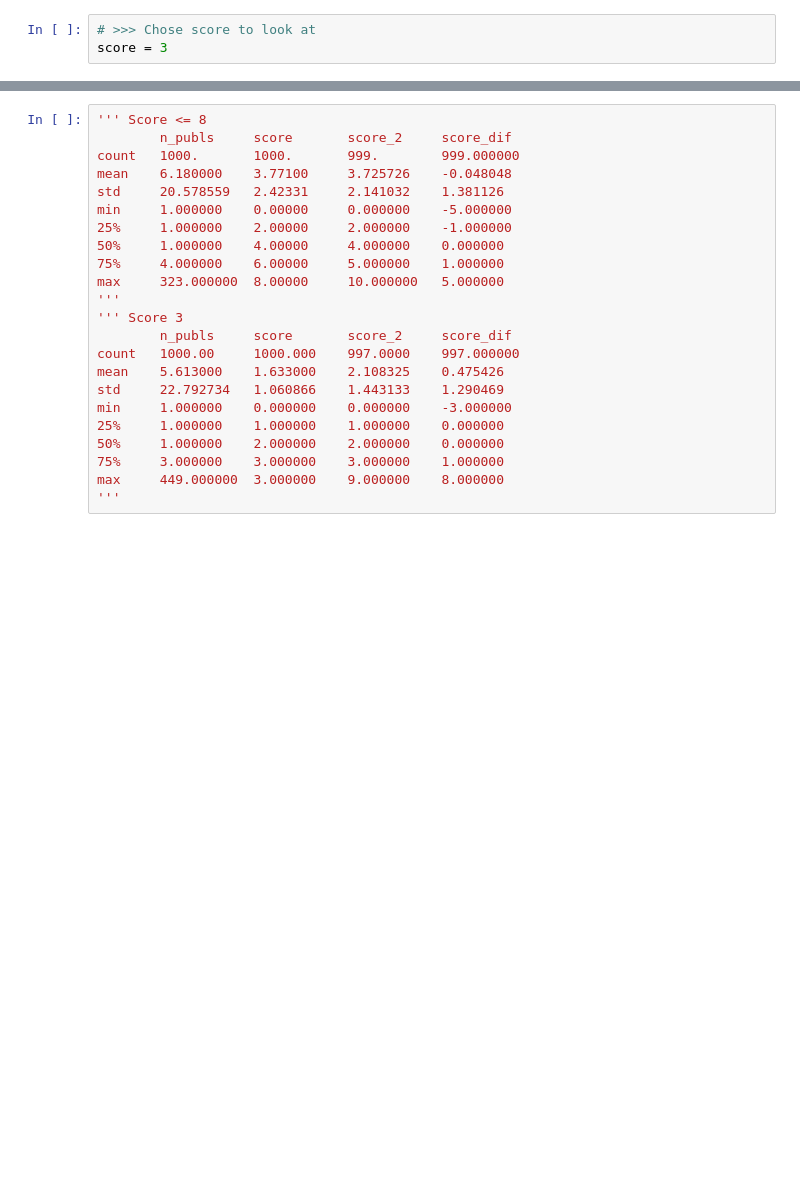
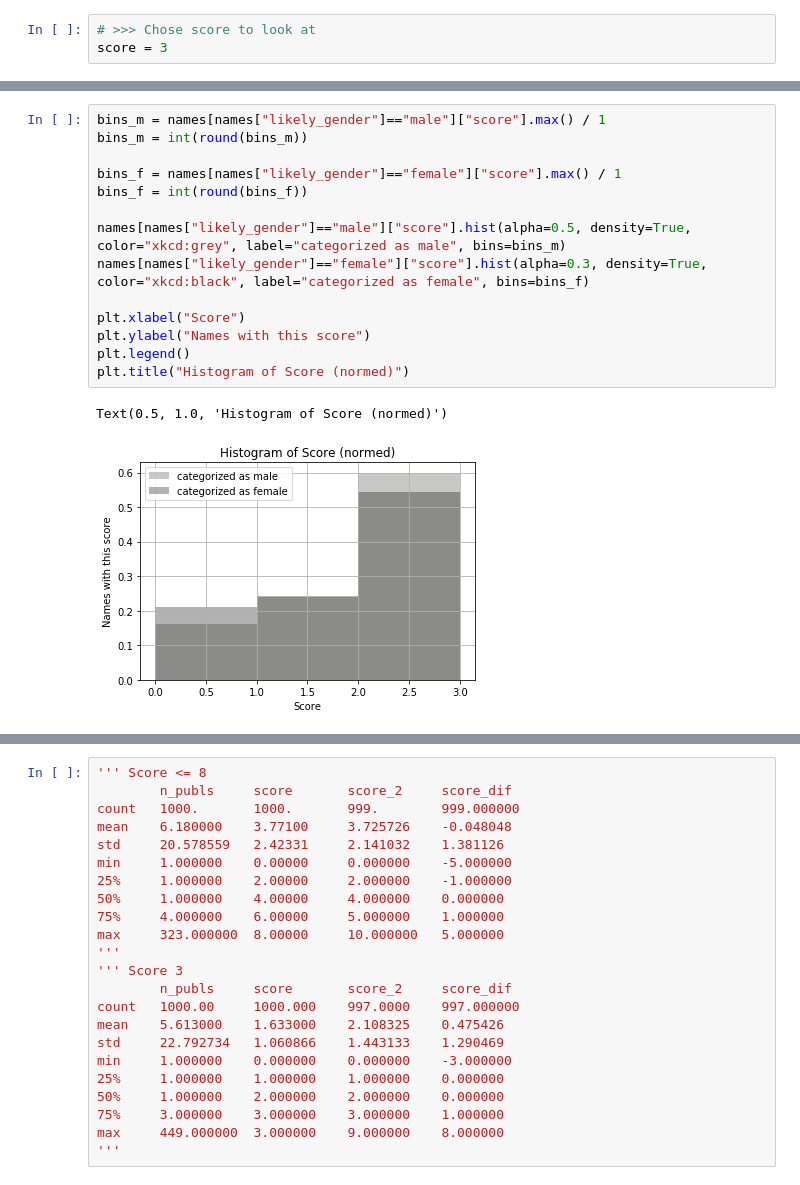
Before and after one commit to LiFaytheGoblin/Gender-Equality-in-CS-Publications, a Jupyter notebook: Test_DataGatheringAndCleaning5_ImproveData_Score3_ExploringTestResults.ipynb, the cells around one changed output, grey strips where cells are left out. Saved outputs shown, nothing was run; the diff lists cells and outputs as text; blank space fills up the shorter version.

```diff
--- a/Test_DataGatheringAndCleaning5_ImproveData_Score3_ExploringTestResults.ipynb
+++ b/Test_DataGatheringAndCleaning5_ImproveData_Score3_ExploringTestResults.ipynb
@@ -15,0 +44,17 @@ names.describe()
+# %%
+bins_m = names[names["likely_gender"]=="male"]["score"].max() / 1
+bins_m = int(round(bins_m))
+
+bins_f = names[names["likely_gender"]=="female"]["score"].max() / 1
+bins_f = int(round(bins_f))
+
+names[names["likely_gender"]=="male"]["score"].hist(alpha=0.5, density=True, color="xkcd:grey", label="categorized as male", bins=bins_m)
+names[names["likely_gender"]=="female"]["score"].hist(alpha=0.3, density=True, color="xkcd:black", label="categorized as female", bins=bins_f)
+
+plt.xlabel("Score")
+plt.ylabel("Names with this score")
+plt.legend()
+plt.title("Histogram of Score (normed)")
+# %% [output]
+Text(0.5, 1.0, 'Histogram of Score (normed)')
+[figure, added]
```
Also changed, not shown: parts of 7 cells of this notebook, 16 other files.
